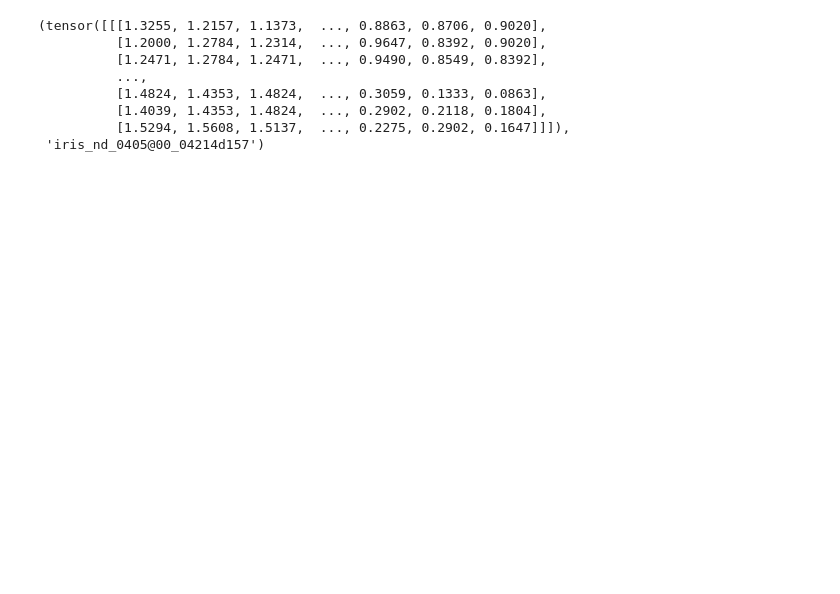
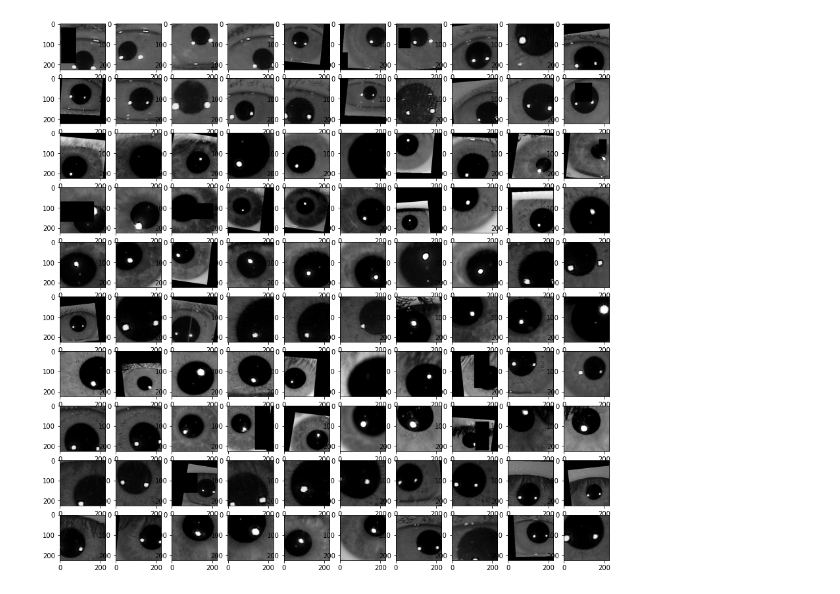
Before and after one commit to marekkles/DP, a Jupyter notebook: lightning/data_loader_test.ipynb, the cells around one changed output. Saved outputs shown, nothing was run; the diff lists cells and outputs as text; code cells hidden in the pictures; blank space fills up the shorter version.

```diff
--- a/lightning/data_loader_test.ipynb
+++ b/lightning/data_loader_test.ipynb
@@ -117,4 +85,0 @@ import matplotlib.pyplot as plt
-# %%
-for i in range(16):
-    ax = plt.subplot(4, 4, i+1)
-    ax.imshow(input[i][0],cmap='gray')
@@ -154,22 +86,18 @@ for x,y in t_dl:
 # %%
-ds = IrisVerificationDataset("../../Datasets/iris_verification_nd_0405_01_01", transform=predict_transform)
+ds = IrisDataset("../../Datasets/", ["train_iris_nd_crosssensor_2013", "train_iris_casia_v4"], transform=train_transform)
 # %%
-dl = DataLoader(ds, 30)
+dl = DataLoader(ds, 100, num_workers=4)
 # %%
-for i,l in dl:
+for c, (i,l) in enumerate(dl):
     b = (i,l)
     break
-# %%
-ds[0]
-# %% [output]
-(tensor([[[1.3255, 1.2157, 1.1373,  ..., 0.8863, 0.8706, 0.9020],
-          [1.2000, 1.2784, 1.2314,  ..., 0.9647, 0.8392, 0.9020],
-          [1.2471, 1.2784, 1.2471,  ..., 0.9490, 0.8549, 0.8392],
-          ...,
-          [1.4824, 1.4353, 1.4824,  ..., 0.3059, 0.1333, 0.0863],
-          [1.4039, 1.4353, 1.4824,  ..., 0.2902, 0.2118, 0.1804],
-          [1.5294, 1.5608, 1.5137,  ..., 0.2275, 0.2902, 0.1647]]]),
- 'iris_nd_0405@00_04214d157')
+# %%
+import matplotlib.pyplot as plt
+fig, axs = plt.subplots(10,10,figsize=(15, 15))
+for i,image in enumerate(b[0]):
+    axs[i//10][i%10].imshow(image[0], cmap='gray')
+# %% [output]
+[figure, added]
 # %%
 b[1]
 # %% [output]
```
Also changed, not shown: parts of 20 cells of this notebook, 5 other files.
